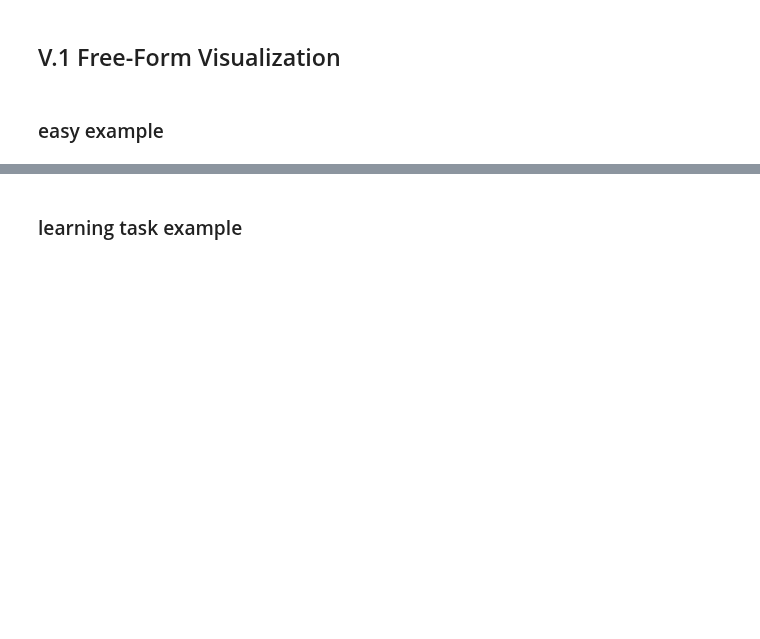
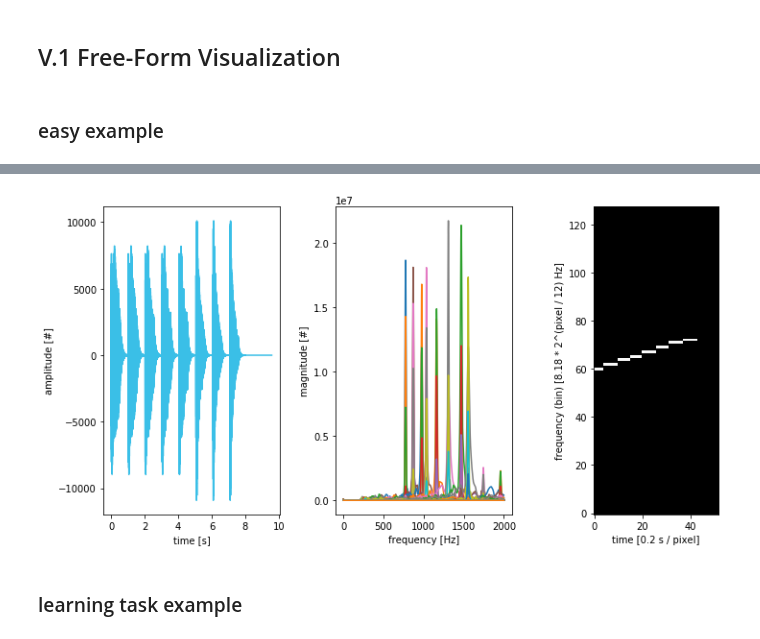
Before and after one commit to damilo/keyestcnn, a Jupyter notebook: 00.hlp/fft/fft.ipynb, the cells around one changed output, grey strips where cells are left out. Drawn from its saved outputs; the diff is of its cells as text; code cells hidden in the pictures; blank space fills up the shorter version.

```diff
--- a/00.hlp/fft/fft.ipynb
+++ b/00.hlp/fft/fft.ipynb
@@ -456,29 +488,31 @@ print ('done')
 # %%
 from PIL import Image
 import matplotlib.pyplot as plt
 %matplotlib inline
 
 img_spec = Image.open (save_as).convert ('L')
 fig, ax = plt.subplots (1,3)
 
 sig_N = sig_prep.shape[0] # number of samples
 t = np.linspace (0, len (sig_prep)/sig_prep_fs, sig_N)
 ax[0].step (t, sig_prep, c="#3ABFE7")
 ax[0].set (xlabel='time [s]', ylabel='amplitude [#]')
 
 for i in range (sig_fft_mags.shape[0]):
-    ax[1].plot (sig_fft_mags[i][:1000])
+    ax[1].plot (sig_fft_mags[i][:2000])
 ax[1].set (xlabel='frequency [Hz]', ylabel='magnitude [#]')
 
 img_spec_arr = np.array (img_spec)[::-1]
 ax[2].imshow (img_spec_arr, cmap='gray')
 ax[2].invert_yaxis ()
 ax[2].set (xlabel='time [0.2 s / pixel]', ylabel='frequency (bin) [{:.2f} * 2^(pixel / 12) Hz]'.format (twtet_pitches[0]))
 
 #fig.suptitle ('C major scale signal - time-domain, frequency-domain, spectrogram')
 fig.set_size_inches (150/fig.dpi*5, 128/fig.dpi*3)
 plt.tight_layout ()
 plt.show ()
+# %% [output]
+[figure, added]
 # %% [markdown]
 ### learning task example
 # %%
```
Also changed, not shown: parts of 10 cells of this notebook.
